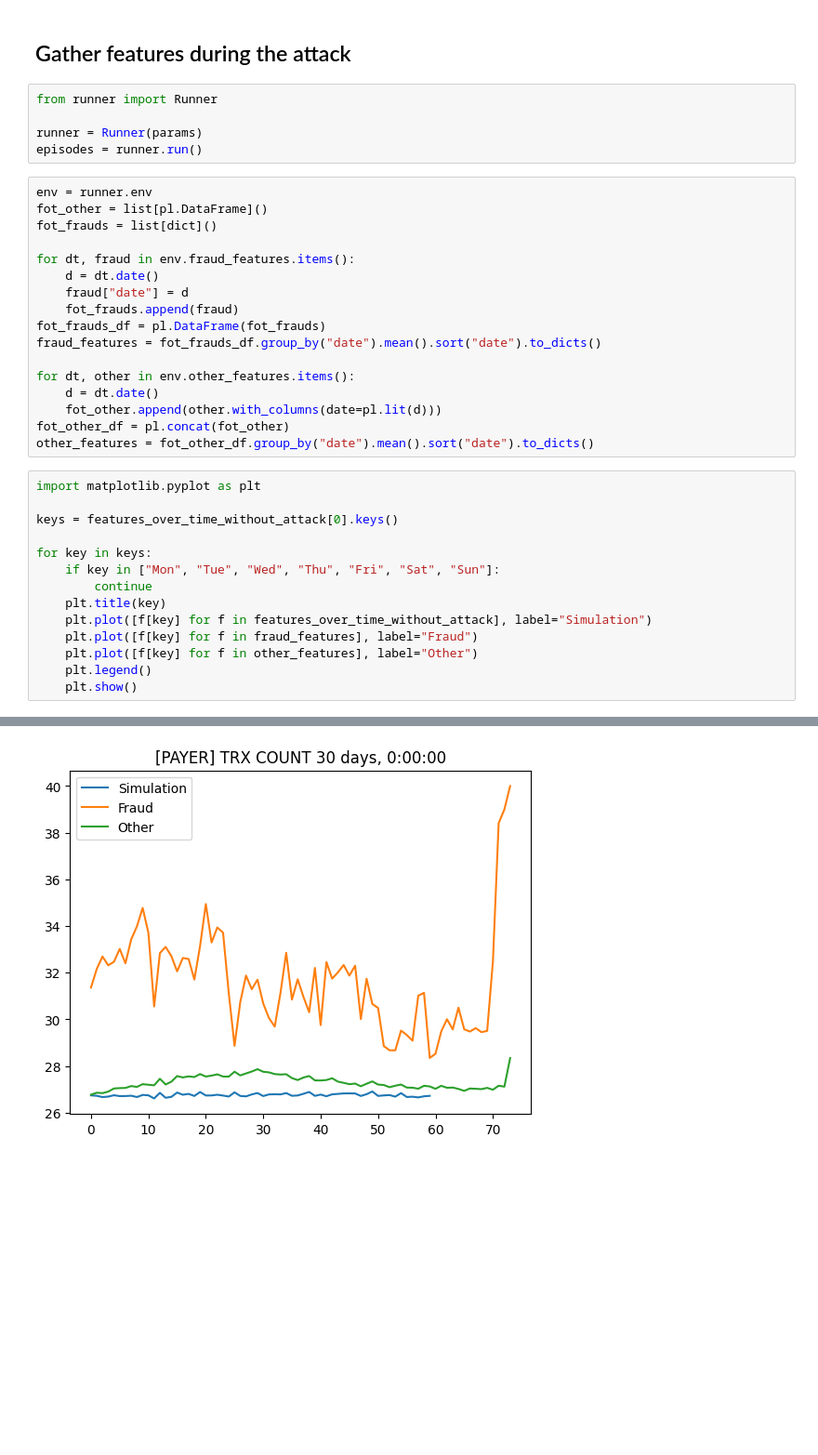
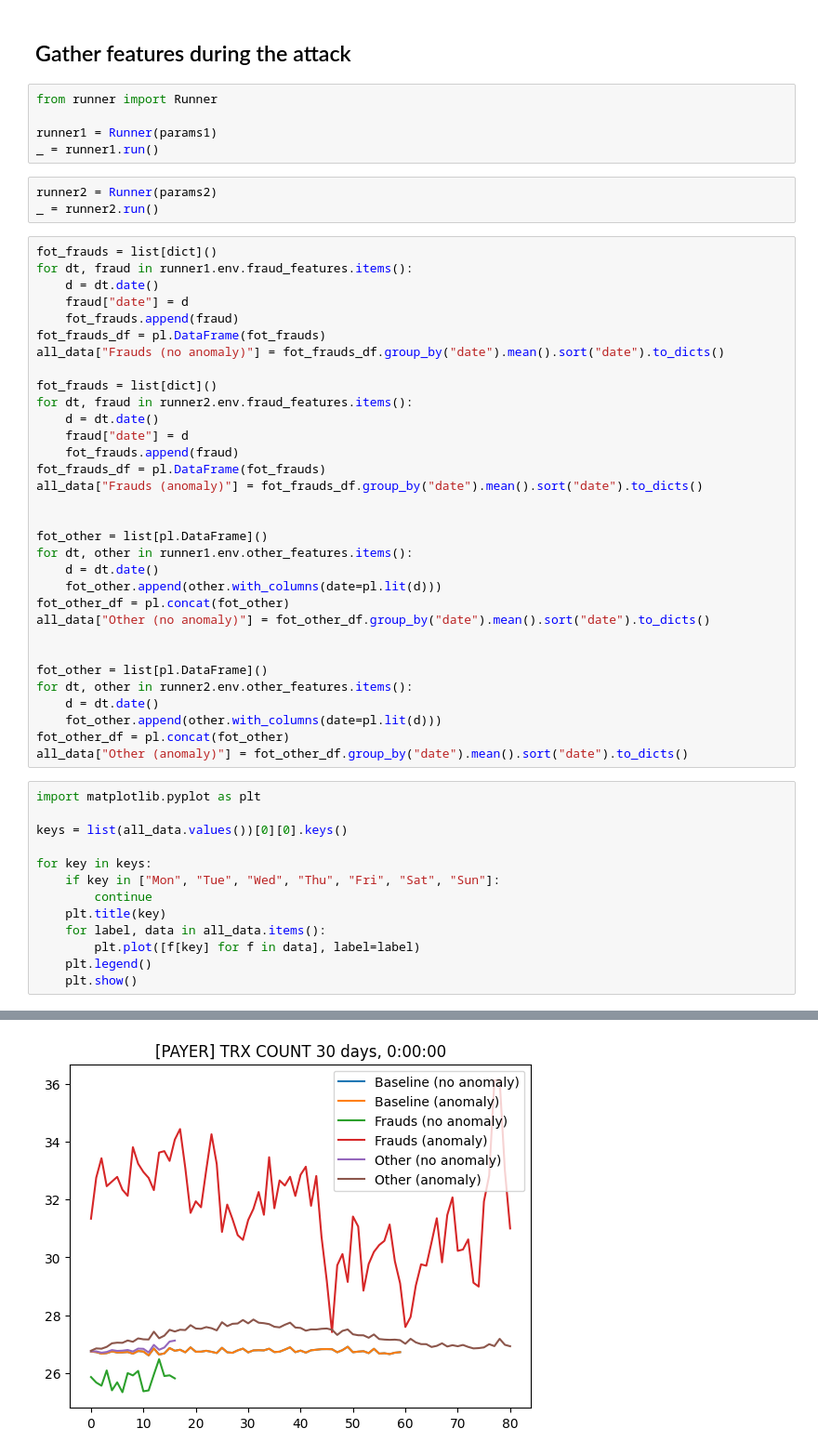
Before and after one commit to FaramirHurin/RL_Attack_September24, a Jupyter notebook: data-analysis.ipynb, the cells around one changed output, grey strips where cells are left out. Shown at 93% size. Saved outputs shown, nothing was run; the diff lists cells and outputs as text; blank space fills up the shorter version.

```diff
--- a/data-analysis.ipynb
+++ b/data-analysis.ipynb
@@ -28,37 +97,54 @@ for day in tqdm(range(60)):
 # %%
 from runner import Runner
 
-runner = Runner(params)
-episodes = runner.run()
+runner1 = Runner(params1)
+_ = runner1.run()
+# %%
+runner2 = Runner(params2)
+_ = runner2.run()
 # %%
-env = runner.env
-fot_other = list[pl.DataFrame]()
 fot_frauds = list[dict]()
-
-for dt, fraud in env.fraud_features.items():
+for dt, fraud in runner1.env.fraud_features.items():
     d = dt.date()
     fraud["date"] = d
     fot_frauds.append(fraud)
 fot_frauds_df = pl.DataFrame(fot_frauds)
-fraud_features = fot_frauds_df.group_by("date").mean().sort("date").to_dicts()
+all_data["Frauds (no anomaly)"] = fot_frauds_df.group_by("date").mean().sort("date").to_dicts()
 
-for dt, other in env.other_features.items():
+fot_frauds = list[dict]()
+for dt, fraud in runner2.env.fraud_features.items():
+    d = dt.date()
+    fraud["date"] = d
+    fot_frauds.append(fraud)
+fot_frauds_df = pl.DataFrame(fot_frauds)
+all_data["Frauds (anomaly)"] = fot_frauds_df.group_by("date").mean().sort("date").to_dicts()
+
+
+fot_other = list[pl.DataFrame]()
+for dt, other in runner1.env.other_features.items():
     d = dt.date()
     fot_other.append(other.with_columns(date=pl.lit(d)))
 fot_other_df = pl.concat(fot_other)
-other_features = fot_other_df.group_by("date").mean().sort("date").to_dicts()
+all_data["Other (no anomaly)"] = fot_other_df.group_by("date").mean().sort("date").to_dicts()
+
+
+fot_other = list[pl.DataFrame]()
+for dt, other in runner2.env.other_features.items():
+    d = dt.date()
+    fot_other.append(other.with_columns(date=pl.lit(d)))
+fot_other_df = pl.concat(fot_other)
+all_data["Other (anomaly)"] = fot_other_df.group_by("date").mean().sort("date").to_dicts()
 # %%
 import matplotlib.pyplot as plt
 
-keys = features_over_time_without_attack[0].keys()
+keys = list(all_data.values())[0][0].keys()
 
 for key in keys:
     if key in ["Mon", "Tue", "Wed", "Thu", "Fri", "Sat", "Sun"]:
         continue
     plt.title(key)
-    plt.plot([f[key] for f in features_over_time_without_attack], label="Simulation")
-    plt.plot([f[key] for f in fraud_features], label="Fraud")
-    plt.plot([f[key] for f in other_features], label="Other")
+    for label, data in all_data.items():
+        plt.plot([f[key] for f in data], label=label)
     plt.legend()
     plt.show()
 # %% [output]
@@ -71 +157 @@ for key in keys:
-[figure, old version]
+[figure, new version]
```
Also changed, not shown: parts of 5 cells of this notebook, 23 other files.
